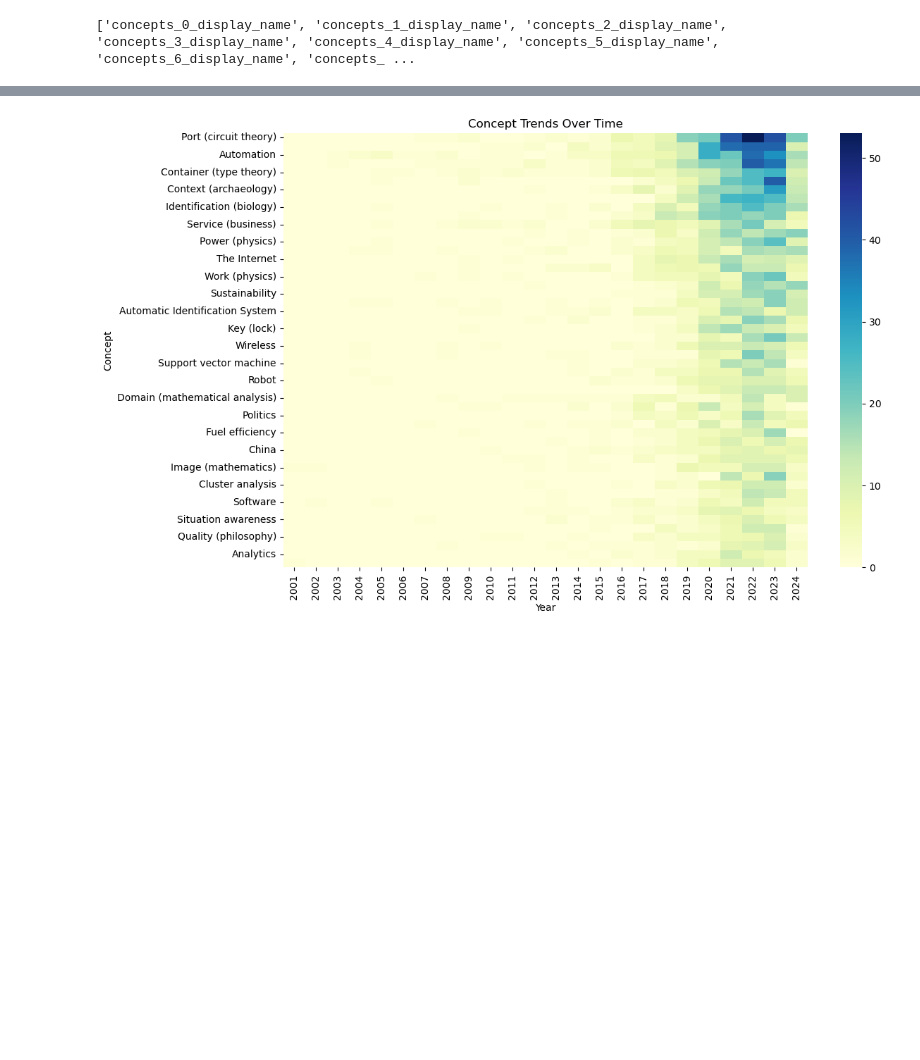
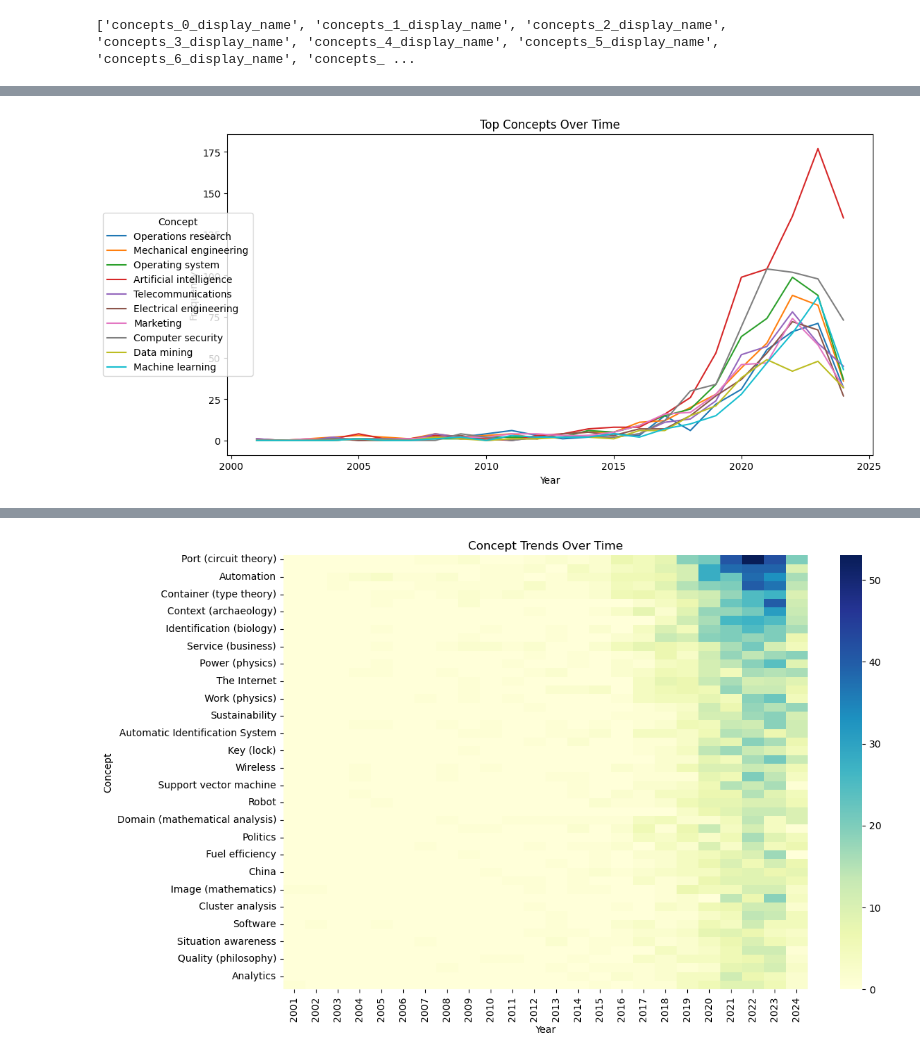
Before and after one commit to ferrariniluca78/dx_in_shipping, a Jupyter notebook: SlrDxInShipping_ConceptTrends.ipynb, the cells around one changed output, grey strips where cells are left out. Drawn from its saved outputs; the diff is of its cells as text; code cells hidden in the pictures; blank space fills up the shorter version.

```diff
--- a/SlrDxInShipping_ConceptTrends.ipynb
+++ b/SlrDxInShipping_ConceptTrends.ipynb
@@ -141,0 +197,67 @@ plt.show()
+# %%
+concept_list_1, p_year_1 = findConceptListWithFilter(1,1,selected_concepts) # selected_concept is defined later
+concept_list_2, p_year_2 = findConceptListWithFilter(2,2,selected_concepts)
+concept_list_3, p_year_3 = findConceptListWithFilter(3,3,selected_concepts)
+concept_list_4, p_year_4 = findConceptListWithFilter(4,4,selected_concepts)
+concept_list_5, p_year_5 = findConceptListWithFilter(5,5,selected_concepts)
+# %%
+# prepare new dataset
+# Ensure both dictionaries share the same keys
+concept_list = concept_list_1
+p_year = p_year_1
+common_ids = set(p_year.keys()) & set(concept_list.keys())
+
+# Create the DataFrame
+data = pd.DataFrame({
+    'id': list(common_ids),
+    'year': [p_year[id] for id in common_ids],
+    'concepts': [concept_list[id] for id in common_ids]
+})
+
+# Frequency analysis of topics
+
+# Aggregate concepts by year
+concepts_by_year = data.groupby('year')['concepts'].sum()  # Combine concept lists by year
+
+# Count concept frequencies for each year
+concept_trends = pd.DataFrame([
+    Counter(year_concepts) for year_concepts in concepts_by_year
+]).fillna(0)
+
+# Add years as a column
+concept_trends.index = concepts_by_year.index  # Year as the index
+concept_trends.reset_index(inplace=True)
+concept_trends.rename(columns={'index': 'Year'}, inplace=True)
+
+# Remove columns that contain only zeros
+concept_trends = concept_trends.loc[:, (concept_trends != 0).any()]
+
+# Get the top N concepts overall
+# filter on recent years if needed
+year_min = 2000
+concept_trends_ylim = concept_trends[concept_trends['year'] >= year_min]
+
+N = 10
+top_concepts = concept_trends_ylim.iloc[:, 1:].sum().sort_values(ascending=False).head(N).index
+print(top_concepts)
+
+# Melt data for plotting
+trend_melted = concept_trends_ylim.melt('year', var_name='Concept', value_name='Frequency')
+trend_melted = trend_melted[trend_melted['Concept'].isin(top_concepts)]  # Filter top concepts
+
+print(trend_melted)
+
+# Plot trends
+plt.figure(figsize=(12, 6))
+sns.lineplot(data=trend_melted, x='year', y='Frequency', hue='Concept')
+plt.title('Top Concepts Over Time')
+plt.xlabel('Year')
+plt.ylabel('Frequency')
+plt.legend(
+    title='Concept',
+    loc='center left',  # Position relative to the chart
+    bbox_to_anchor=(-0.2, 0.5),  # Move legend to the left outside the plot area
+    borderaxespad=0.5
+)
+plt.show()
+# %% [output]
@@ -141,0 +283 @@ plt.show()
+[figure, added]
```
Also changed, not shown: parts of 9 cells of this notebook, 28 other files.
